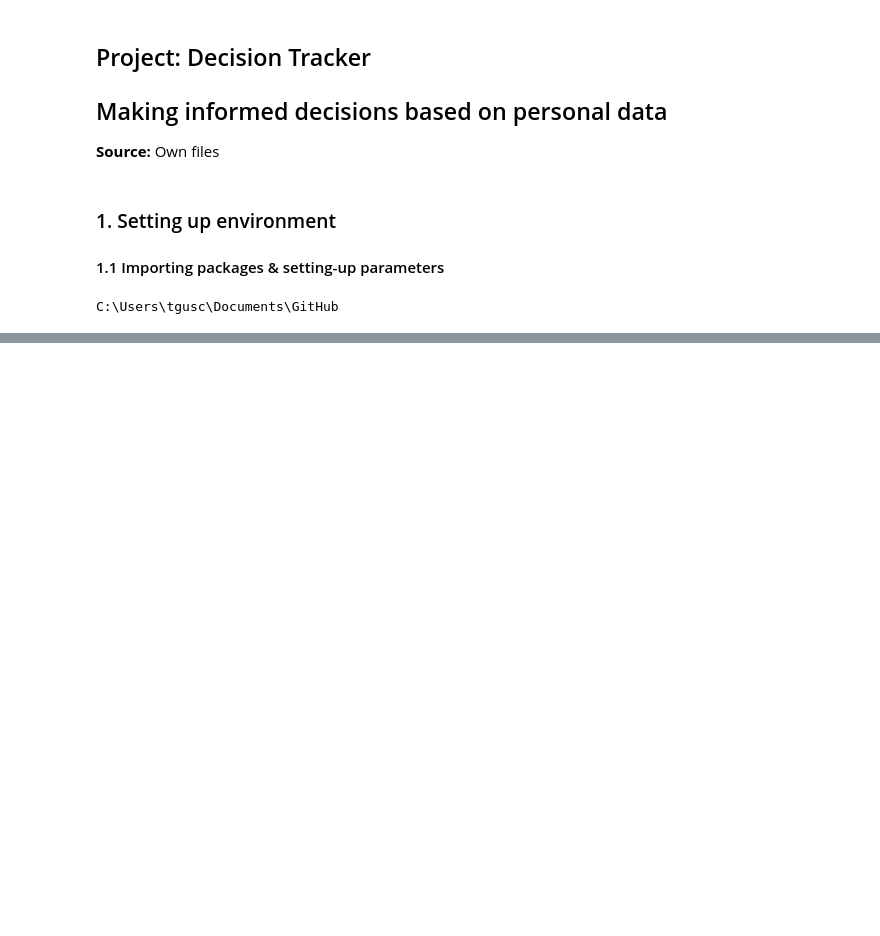
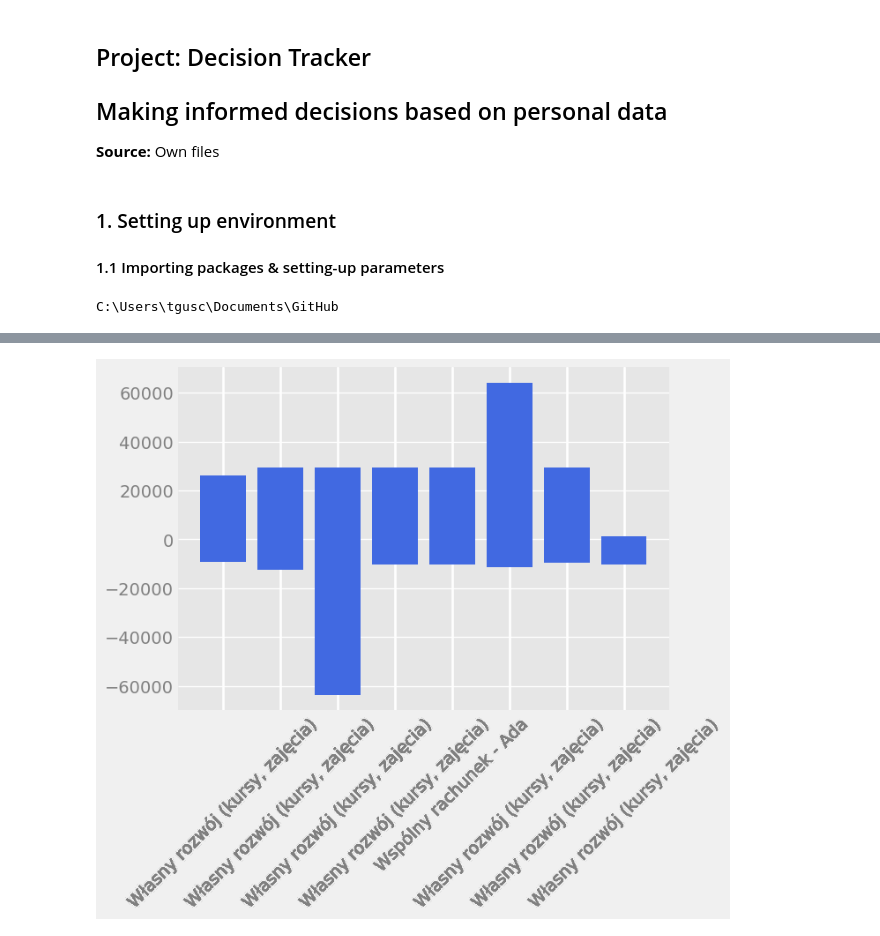
Before and after one commit to TGusciora/Python, a Jupyter notebook: DecisionTracker/001_TG_DecisionTracker.ipynb, the cells around one changed output, grey strips where cells are left out. Cells and saved outputs as stored; diff of their text form; code cells hidden in the pictures; blank space fills up the shorter version.

```diff
--- a/DecisionTracker/001_TG_DecisionTracker.ipynb
+++ b/DecisionTracker/001_TG_DecisionTracker.ipynb
@@ -48,8 +50,4 @@ C:\Users\tgusc\Documents\GitHub
 # %%
-filename = 'Wydatki_2021.xlsx'
-file = os.path.join(DataFolderPath, 'Private', filename)
-
-
 wydatki = pd.read_excel(file, sheet_name='Wydatki', dtype={'LP': np.float64,
                                                            'Data': str,
                                                            'Przedmiot': str,
@@ -69,10 +67,8 @@ wydatki = pd.read_excel(file, sheet_name='Wydatki', dtype={'LP': np.float64,
                                                            },
                                                            decimal=',')
 
-print(wydatki.head())
-
-
 wydatki["Data"] = pd.to_datetime(wydatki["Data"])
 wydatki["Cena"] = wydatki["Cena"].replace(',','.').astype(float)
-print(wydatki.info())
+wydatki["Cena"] = wydatki["Cena"]
+print(wydatki.head())
 # %% [output]
@@ -103,0 +137,3 @@ print(wydatki_wspolne.head())
+# %%
+wydatki2 = wydatki[["Cena", "Rok", "Miesiac", "Rodzaj", "Kategoria"]].groupby(["Rok","Miesiac","Rodzaj", "Kategoria"]).sum().reset_index()
+print(wydatki2)
@@ -103,0 +155,15 @@ print(wydatki_wspolne.head())
+# %%
+from matplotlib import cycler
+colors = cycler('color',
+                ['royalblue', 'limegreen', 'tan',
+                 'plum', 'papayawhip', 'tomato'])
+plt.rc('axes', facecolor='#E6E6E6', edgecolor='none',
+       axisbelow=True, grid=True, prop_cycle=colors)
+plt.rc('grid', color='w', linestyle='solid')
+plt.rc('xtick', direction='out', color='gray')
+plt.rc('ytick', direction='out', color='gray')
+plt.rc('patch', edgecolor='#E6E6E6')
+plt.rc('lines', linewidth=2)
+# %%
+wydatki2["Rok_msc"] = wydatki2["Rok"].astype(str) + "-" + wydatki2["Miesiac"].astype(str)
+print(wydatki2.head())
@@ -103,0 +217,8 @@ print(wydatki_wspolne.head())
+# %%
+mask = (wydatki2["Rok"]==2023) & (wydatki["Rodzaj"]=="Debit")
+
+plt.bar(x=wydatki2.loc[mask]["Rok_msc"], height=wydatki2.loc[mask]["Cena"], tick_label=wydatki2.loc[mask]["Kategoria"])
+plt.xticks(rotation=45)
+plt.show()
+# %% [output]
+[figure, added]
```
Also changed, not shown: parts of 10 cells of this notebook, 1 other file.
